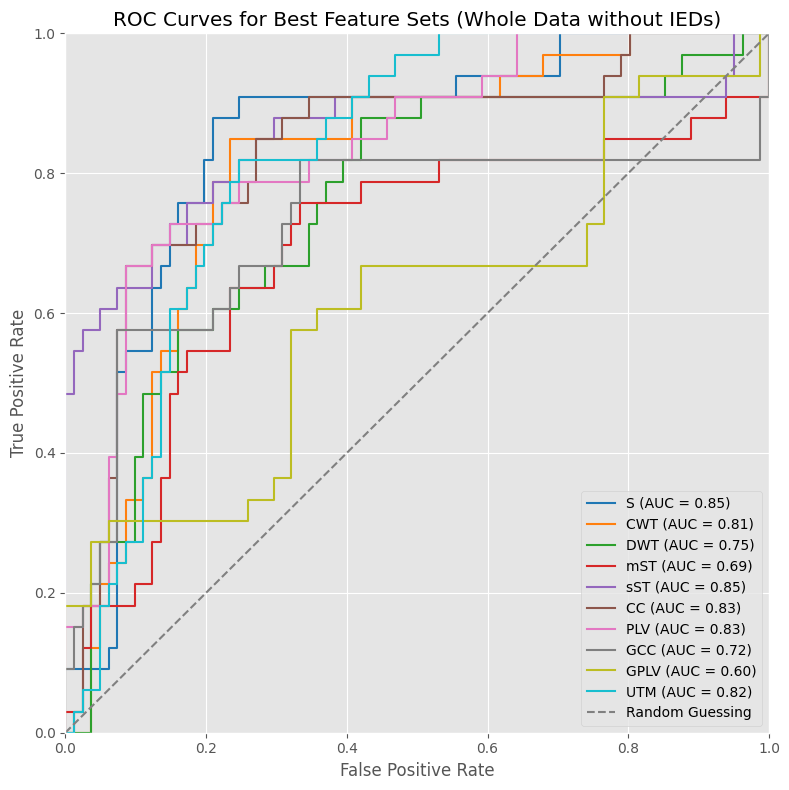
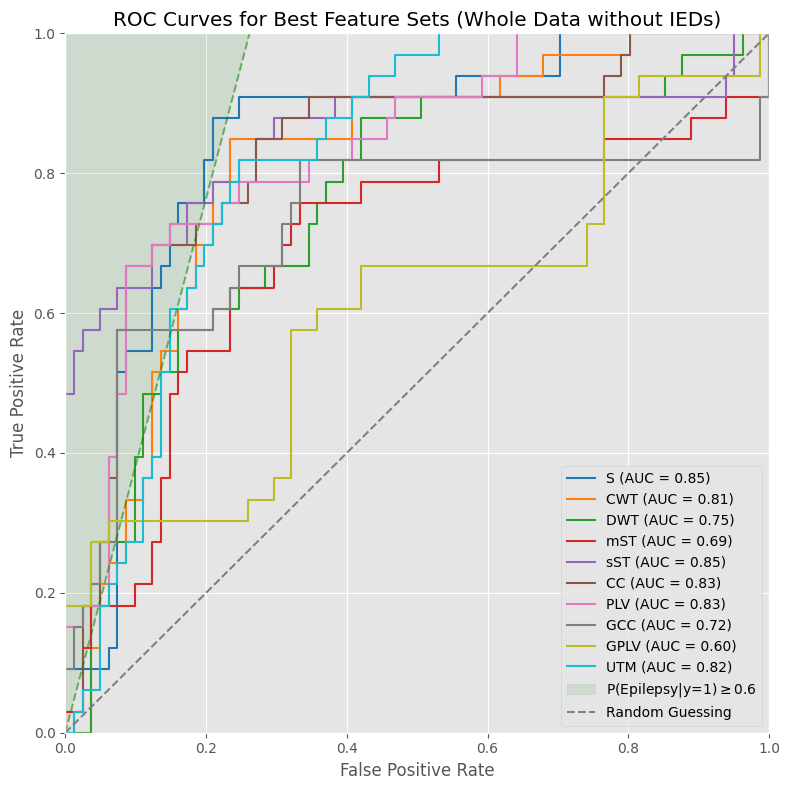
Code edit (unified diff) that turned the first committed figure into the second:
--- before
+++ after
@@ -37,4 +37,6 @@
     print(f'{feature_type} Pooled AUC: {auc_pooled:.2f}, average AUC: {metrics.auc(fpr, tpr):.2f}')
 
+plt.title('ROC Curves for Best Feature Sets (Whole Data with IEDs)')
+
 plt.title('ROC Curves for Best Feature Sets (Whole Data without IEDs)')
 plt.plot([0, 1], [0, 1], '--', label='Random Guessing', color='gray')
@@ -46,3 +48,4 @@
 plt.grid(True)
 plt.tight_layout()
+plt.savefig('tuh_ss_whole_roc_noied.pdf', bbox_inches='tight')
 plt.show()

Commit: added shap, more plotting utils